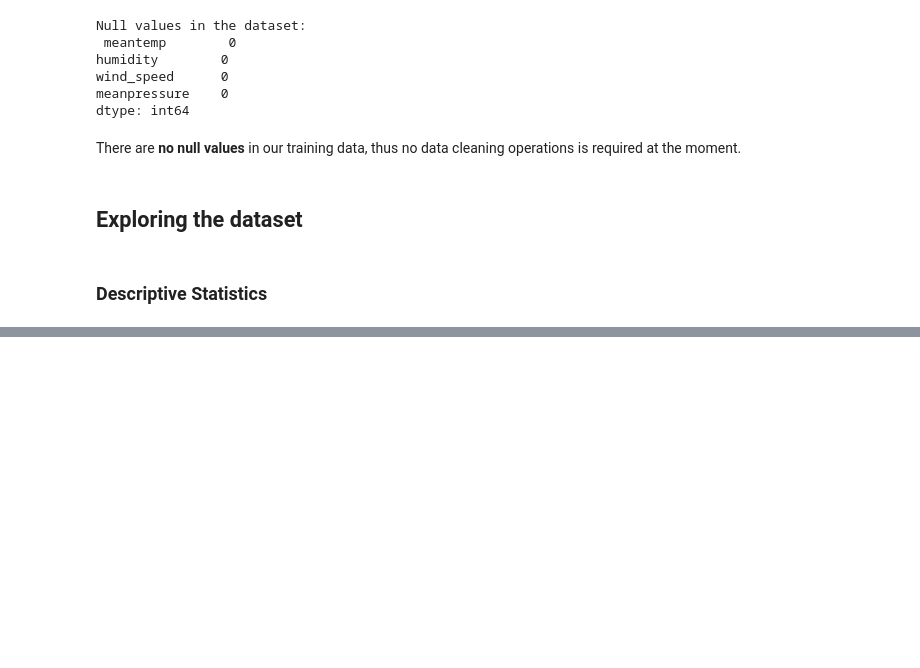
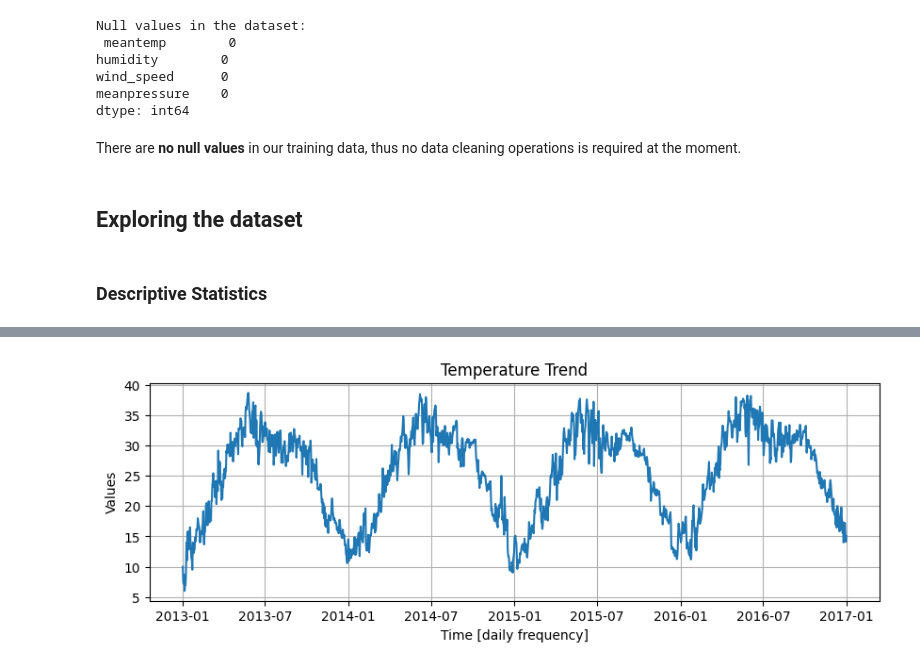
Before and after one commit to marcocolognesi/Weather_Forecast, a Jupyter notebook: project.ipynb, the cells around one changed output, grey strips where cells are left out. Cells and saved outputs as stored; diff of their text form; code cells hidden in the pictures; blank space fills up the shorter version.

```diff
--- a/project.ipynb
+++ b/project.ipynb
@@ -81,3 +82,10 @@ There are **no null values** in our training data, thus no data cleaning operati
 ## **Exploring the dataset**
 # %% [markdown]
 ### **Descriptive Statistics**
+# %%
+# Adding 'Month' column (DatetimeIndex -> Period)
+data['Month'] = data.index.to_period('M')
+# Adding 'Year' column (DatetimeIndex -> Period)
+data['Year'] = data.index.to_period('Y')
+
+data
@@ -83,0 +107,10 @@ There are **no null values** in our training data, thus no data cleaning operati
+# %%
+plt.figure(figsize=(10,3))
+plt.grid()
+plt.plot(data['meantemp'])
+plt.title('Temperature Trend')
+plt.xlabel('Time [daily frequency]')
+plt.ylabel('Values')
+plt.show()
+# %% [output]
+[figure, added]
```
Also changed, not shown: parts of 4 cells of this notebook.
